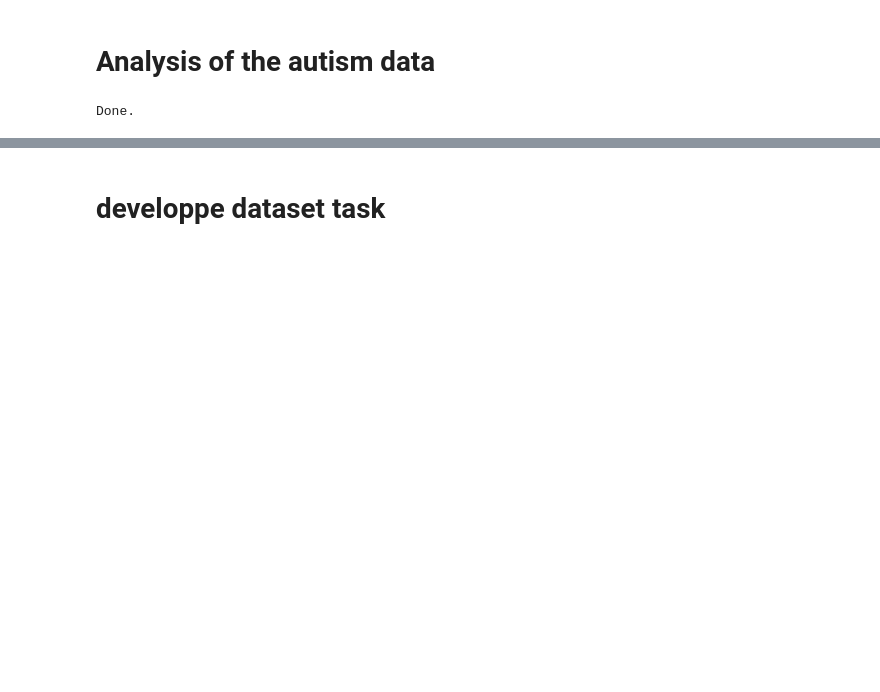
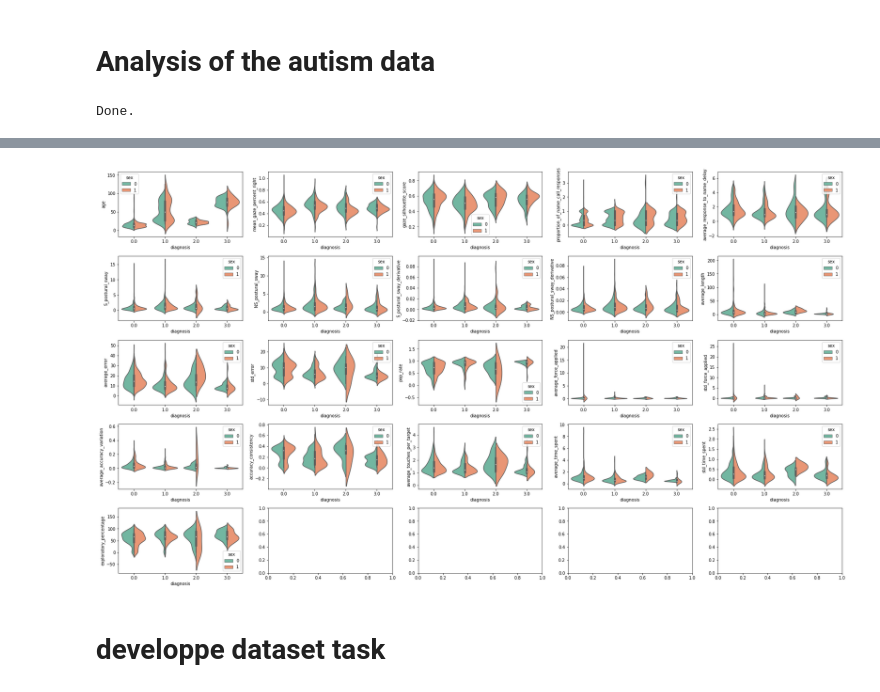
Before and after one commit to matiasdm/notes_on_stats, a Jupyter notebook: doc/notebooks/real_data.ipynb, the cells around one changed output, grey strips where cells are left out. Cells and saved outputs as stored; diff of their text form; code cells hidden in the pictures; blank space fills up the shorter version.

```diff
--- a/doc/notebooks/real_data.ipynb
+++ b/doc/notebooks/real_data.ipynb
@@ -7,2 +201,14 @@ Done.
+# %%
+selected_features = ['age'] + data.features_name[:int(len(data.features_name)//2)]
+
+# Create a figure with 3 x 2 subplots
+fig, axes = plt.subplots(ncols=5, nrows=len(selected_features)//5 +1, figsize=(25, 14))
+# Loop through these features and plot entries from each feature against `Latitude`
+for col, ax in zip(selected_features, axes.ravel()):
+    sns.violinplot(data=df, y=col, x='diagnosis', hue='sex', palette="Set2",
+                   split=True, ax=ax)
+plt.tight_layout()
+# %% [output]
+[figure, added]
 # %% [markdown]
 # developpe dataset task
```
Also changed, not shown: parts of 43 cells of this notebook, 5 other files.
